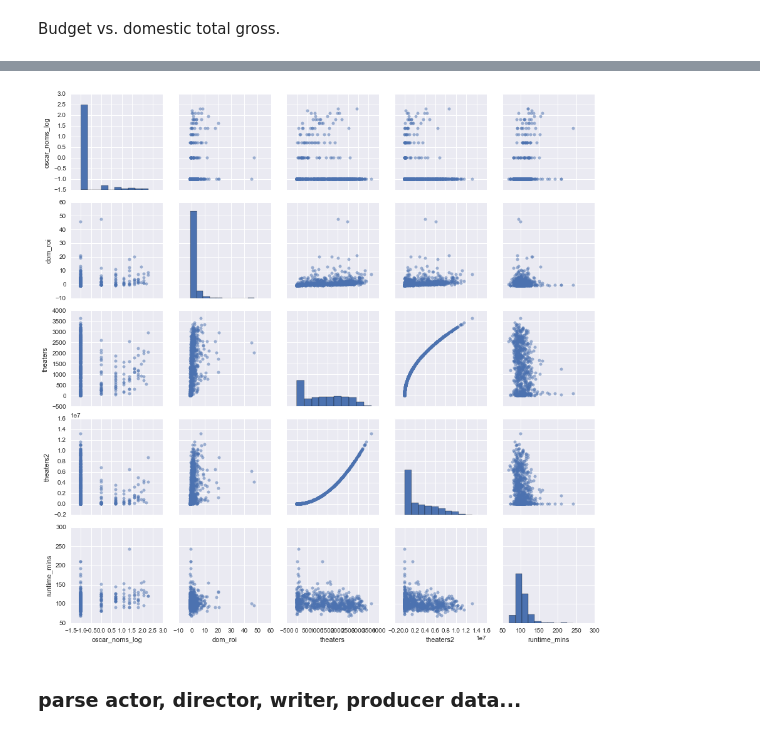
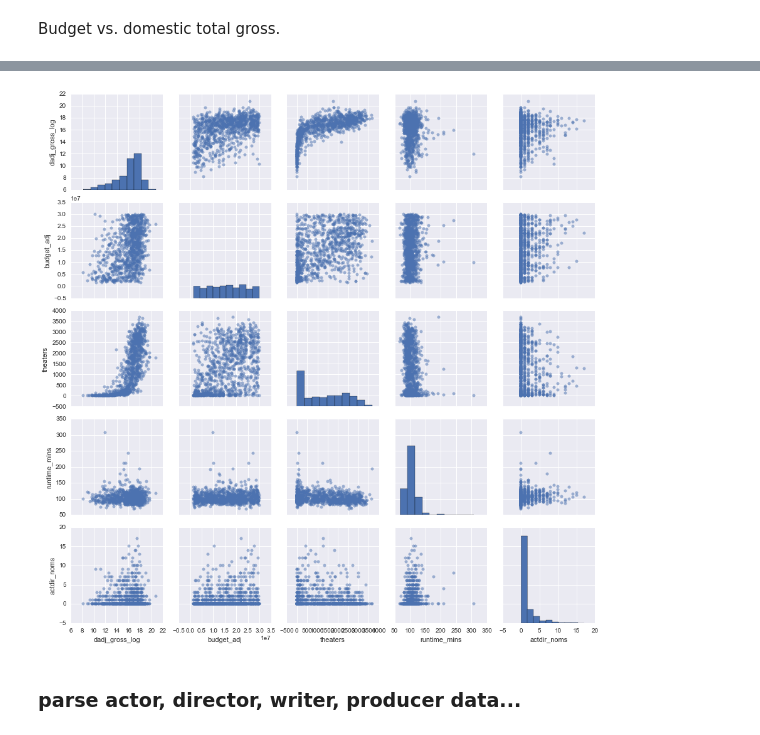
Before and after one commit to dianalam/movie-predictor, a Jupyter notebook: luther-analysis.ipynb, the cells around one changed output, grey strips where cells are left out. Saved outputs shown, nothing was run; the diff lists cells and outputs as text; code cells hidden in the pictures.

```diff
--- a/luther-analysis.ipynb
+++ b/luther-analysis.ipynb
@@ -444,12 +448,17 @@ plt.show()
 # %%
 features2 = ['oscar_noms_log', 'dom_roi', 'theaters', 'theaters2', 'runtime_mins']
 
-plot = sns.PairGrid(train[features2])
+tired = ['dadj_gross_log', 'budget_adj', \
+            'theaters',
+            'runtime_mins',
+            'actdir_noms']
+
+plot = sns.PairGrid(cvtrain[tired])
 plot.map_diag(plt.hist)
 plot.map_upper(plt.scatter, alpha = 0.5)
 plot.map_lower(plt.scatter, alpha = 0.5);
 # %% [output]
-[figure, old version]
+[figure, new version]
 # %% [markdown]
 ### parse actor, director, writer, producer data...
 # %%
```
Also changed, not shown: parts of 74 cells of this notebook, 6 other files.
